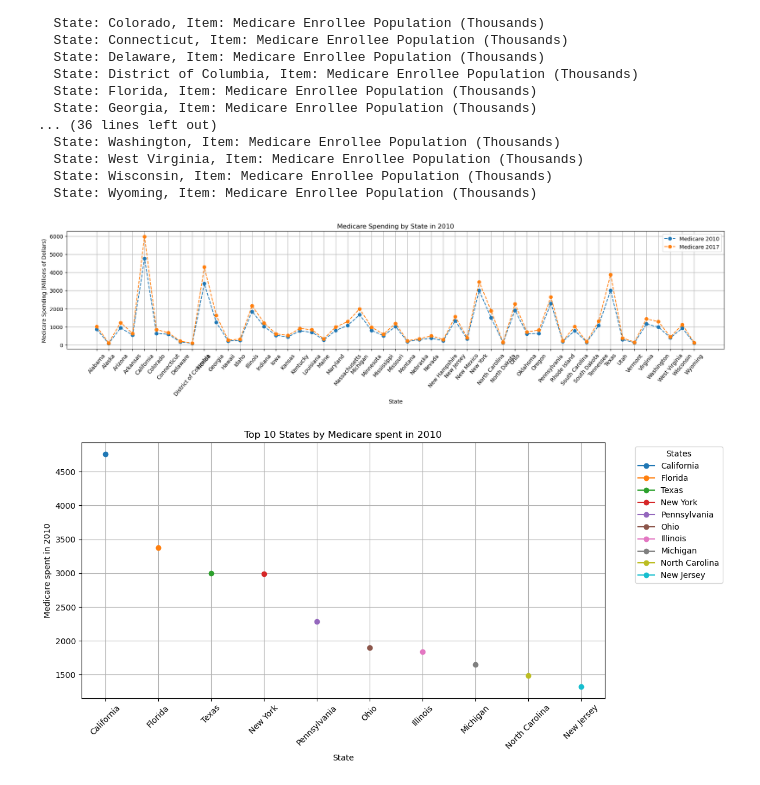
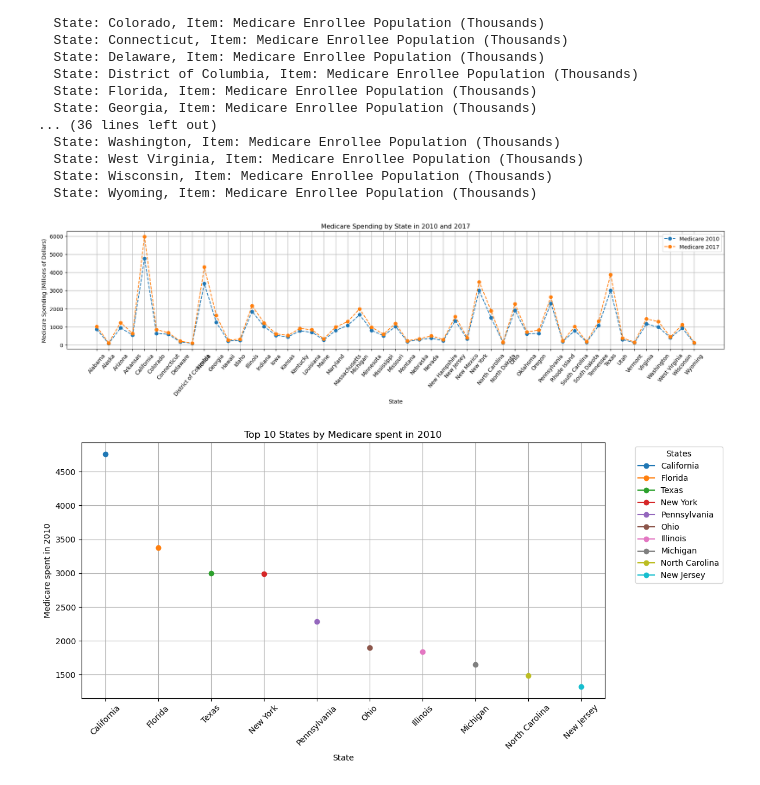
Before and after one commit to fuijo/Team-3-The-Outliers, a Jupyter notebook: AgeComparedtoMedicare.ipynb, the cells around one changed output. Saved outputs shown, nothing was run; the diff lists cells and outputs as text; code cells hidden in the pictures.

```diff
--- a/AgeComparedtoMedicare.ipynb
+++ b/AgeComparedtoMedicare.ipynb
@@ -889,35 +889,35 @@ specific_year = 2010  # Change this to your desired year
 # Filter the merged data for the specific year
 year_data = new_merged_data[new_merged_data['Year'] == specific_year]
 
 # Set up the plot
 plt.figure(figsize=(18, 5))
 
 # Plotting Medicare spending per state for the specified year
 plt.plot(year_data['State'], year_data['Medicare 2010'], marker='o', linestyle='--', label='Medicare 2010')
 
 plt.plot(year_data['State'], year_data['Medicare 2017'], marker='o', linestyle='--', label='Medicare 2017')
 
 # Add more lines for additional Medicare years if needed
 
 # Adding labels and title
 plt.xlabel('State')
 plt.ylabel('Medicare Spending (Millions of Dollars)')
-plt.title(f'Medicare Spending by State in {specific_year}')
+plt.title(f'Medicare Spending by State in 2010 and 2017')
 
 # Rotate x-axis labels for better readability
 plt.xticks(rotation=50)
 
 # Adding a legend
 plt.legend()
 
 # Optional: Add gridlines for better readability
 plt.grid(True)
 
 # Show the plot
 plt.tight_layout()
 plt.show()
 # %% [output]
-[figure, old version]
+[figure, new version]
 # %%
 Top ten states in Medicare expenditure in 2010 and 2017
 # %%
```
Also changed, not shown: parts of 1 cell of this notebook.
